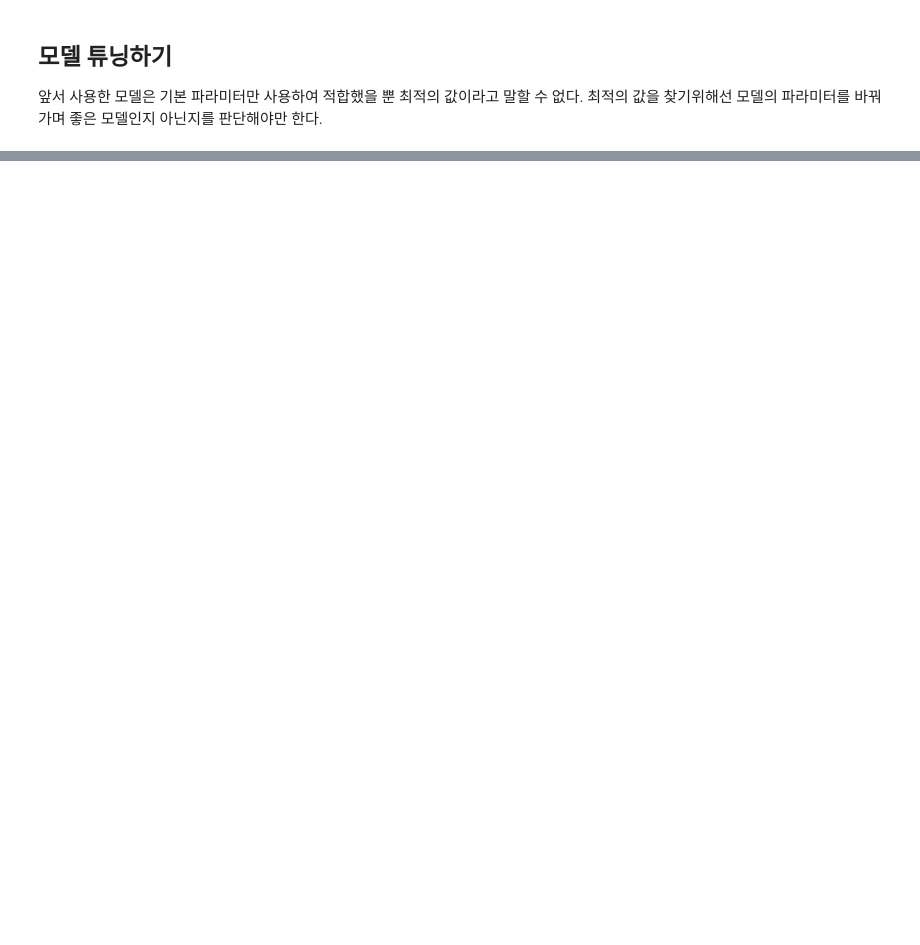
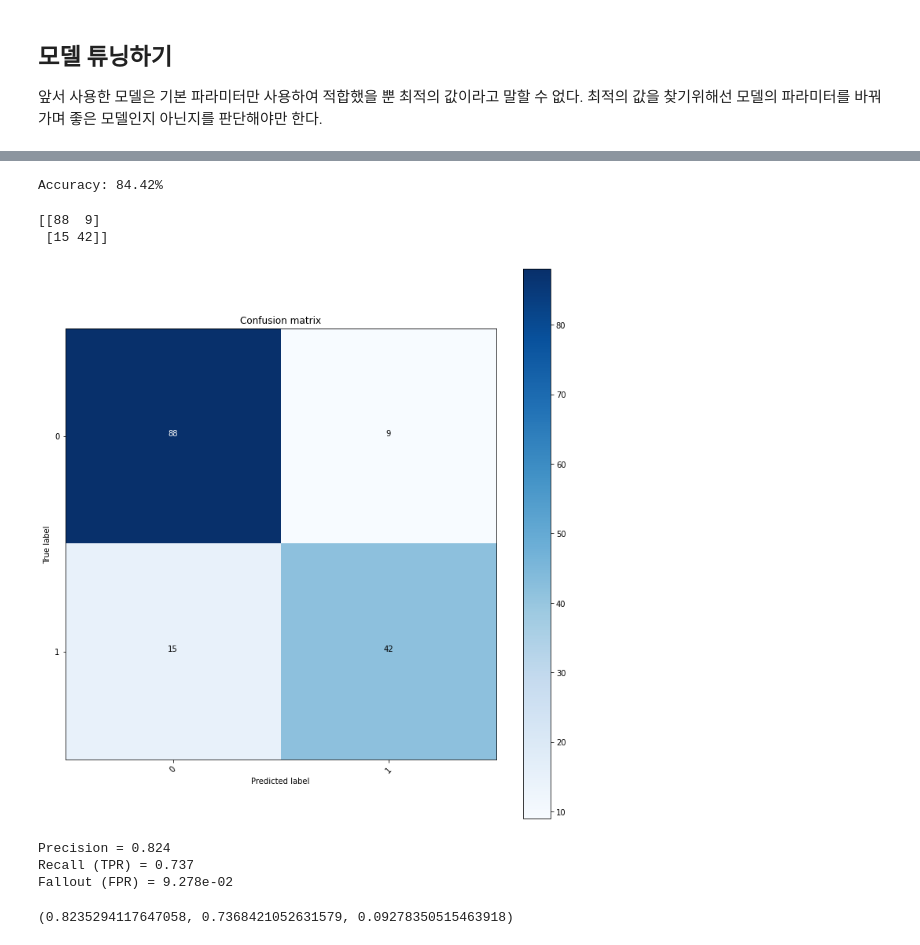
Before and after one commit to hodurie/AI_Study, a Jupyter notebook: XAI/XAI 설명 가능한 인공지능, 인공지능을 해부하다/의사 결정 트리.ipynb, the cells around one changed output, grey strips where cells are left out. Drawn from its saved outputs; the diff is of its cells as text; code cells hidden in the pictures; blank space fills up the shorter version.

```diff
--- a/XAI/XAI 설명 가능한 인공지능, 인공지능을 해부하다/의사 결정 트리.ipynb
+++ b/XAI/XAI 설명 가능한 인공지능, 인공지능을 해부하다/의사 결정 트리.ipynb
@@ -385,0 +492,12 @@ fig, axes = pdp.pdp_plot(
+# %%
+model = XGBClassifier(
+    booster='gbtree',
+    objective='binary:logistic',
+    learning_rate=0.03,
+    n_estimators=150,
+    reg_alpha=0.15,
+    reg_lambda=0.7,
+    max_depth=4
+)
+# %%
+model.fit(x_train, y_train)
@@ -385,0 +512,63 @@ fig, axes = pdp.pdp_plot(
+# %%
+y_pred = model.predict(x_test)
+predictions = [round(value) for value in y_pred]
+# %%
+accuracy = accuracy_score(y_test, predictions)
+print("Accuracy: %.2f%%"%(accuracy * 100))
+# %% [output]
+Accuracy: 84.42%
+# %%
+from sklearn.metrics import confusion_matrix
+
+cm = confusion_matrix(y_test, y_pred)
+print(cm)
+# %% [output]
+[[88  9]
+ [15 42]]
+# %%
+import itertools
+
+def plot_confusion_matrix(cm, classes, normalize=False, title='Confusion matrix', cmap=plt.cm.Blues):
+    plt.imshow(cm, interpolation='nearest', cmap=cmap)
+    plt.title(title)
+    plt.colorbar()
+    tick_marks = np.arange(len(classes))
+    plt.xticks(tick_marks, classes, rotation=45)
+    plt.yticks(tick_marks, classes)
+
+    if normalize:
+        cm = cm.astype('float') / cm.sum(axis=1)[:, np.newaxis]
+    thresh = cm.max() / 2.
+    for i, j in itertools.product(range(cm.shape[0]), range(cm.shape[1])):
+        plt.text(
+            j, i, cm[i, j],
+            horizontalalignment='center',
+            color='white' if cm[i, j] > thresh else "black"
+        )
+
+    plt.tight_layout(),
+    plt.ylabel("True label")
+    plt.xlabel("Predicted label")
+    plt.show()
+
+def show_data(cm, print_res=0):
+    tp = cm[1, 1]
+    fn = cm[1, 0]
+    fp = cm[0, 1]
+    tn = cm[0, 0]
+
+    if print_res == 1:
+        print('Precision = {:.3f}'.format(tp/(tp + fp)))
+        print('Recall (TPR) = {:.3f}'.format(tp/(tp + fn)))
+        print('Fallout (FPR) = {:.3e}'.format(fp/(fp + tn)))
+
+    return tp/(tp+fp), tp/(tp+fn), fp/(fp+tn)
+
+plot_confusion_matrix(cm, ['0', '1'], )
+show_data(cm, print_res=1)
+# %% [output]
+[figure, added]
+Precision = 0.824
+Recall (TPR) = 0.737
+Fallout (FPR) = 9.278e-02
+(0.8235294117647058, 0.7368421052631579, 0.09278350515463918)
```
Also changed, not shown: parts of 18 cells of this notebook.
